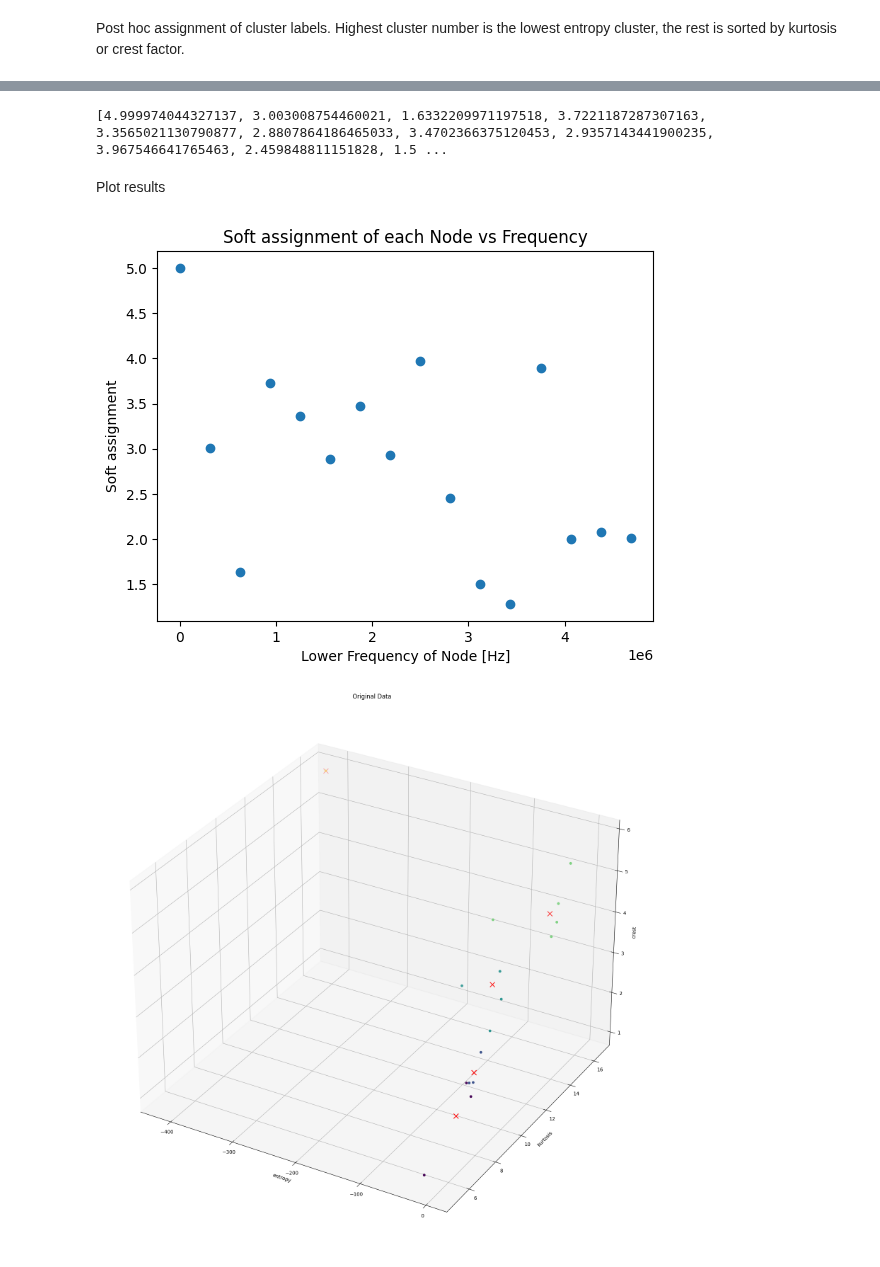
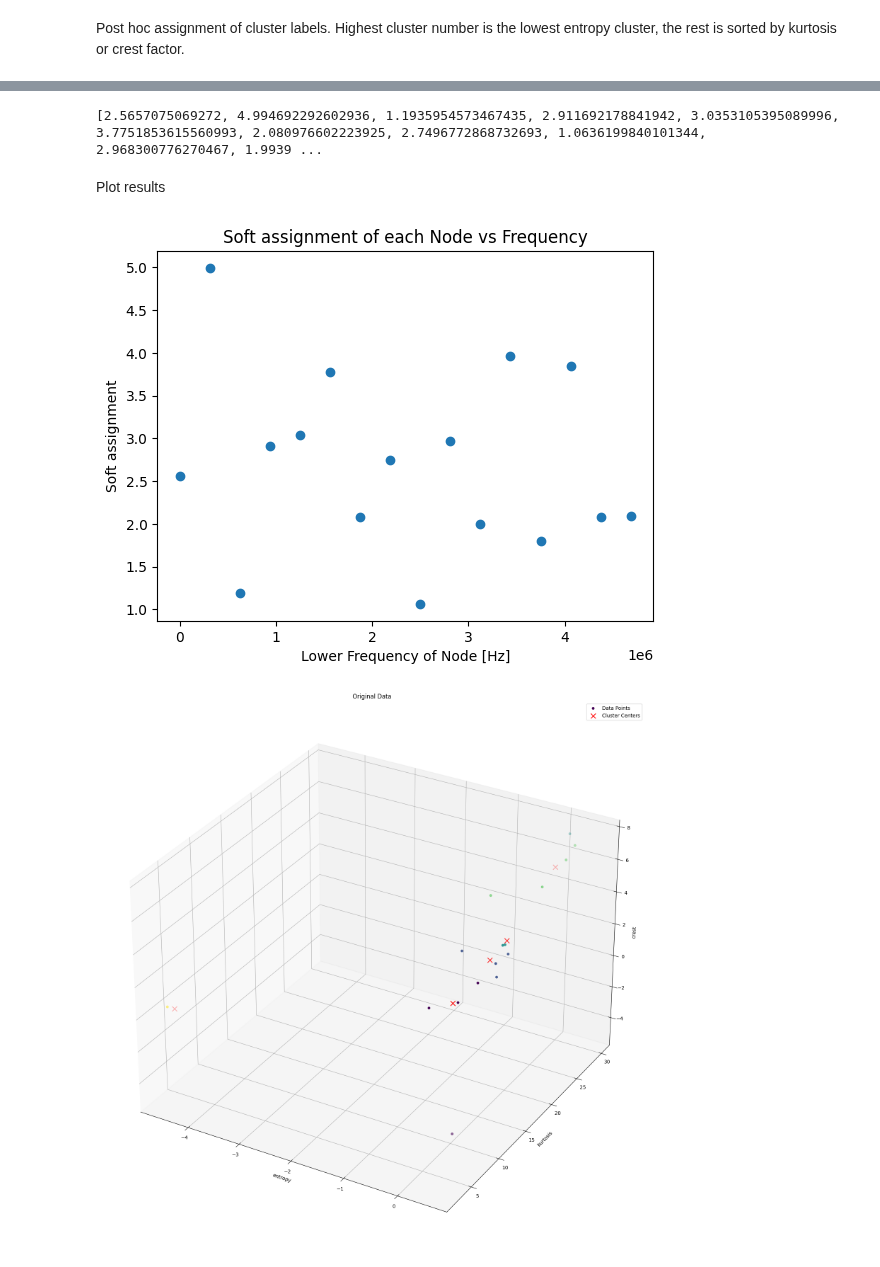
Before and after one commit to USonixGroup/wpt-cavitation, a Jupyter notebook: notebooks/fuzzy_c_means.ipynb, the cells around one changed output, grey strips where cells are left out. Saved outputs shown, nothing was run; the diff lists cells and outputs as text; code cells hidden in the pictures.

```diff
--- a/notebooks/fuzzy_c_means.ipynb
+++ b/notebooks/fuzzy_c_means.ipynb
@@ -209,7 +209,7 @@ for node in tr_ob.get_level(level=levels, order="freq"):
     node_data = node.data  # coefficients from transform
 
     # calculate inverse transform
-    inverse = inv.inv_dwpt(tr_ob)
+    inverse = inv.inv_dwpt(tr_ob, nodes=node)
     inverse_signal_length = len(inverse)
 
     # calculate fft of inverse
@@ -440,7 +440,7 @@ soft_assignments = [
 ]
 print(soft_assignments)
 # %% [output]
-[4.999974044327137, 3.003008754460021, 1.6332209971197518, 3.7221187287307163, 3.3565021130790877, 2.8807864186465033, 3.4702366375120453, 2.9357143441900235, 3.967546641765463, 2.459848811151828, 1.5 ...
+[2.5657075069272, 4.994692292602936, 1.1935954573467435, 2.911692178841942, 3.0353105395089996, 3.7751853615560993, 2.080976602223925, 2.7496772868732693, 1.0636199840101344, 2.968300776270467, 1.9939 ...
 # %% [markdown]
 Plot results
 # %%
@@ -451,41 +451,46 @@ plt.xlabel("Lower Frequency of Node [Hz]")
 plt.ylabel("Soft assignment")
 plt.show()
 # %% [output]
-[figure, old version]
+[figure, new version]
 # %%
-fig, ax = plt.subplots(1, figsize=(20, 20), subplot_kw={"projection": "3d"})
+import matplotlib.pyplot as plt
+
+fig = plt.figure(figsize=(20, 20))
+ax = fig.add_subplot(111, projection="3d")
 
 title = "Original Data"
-
-# plot subplots for PCA data and non-PCA data
-cmap = plt.cm.get_cmap("Set1")
 
 data_scatter = data_train.values.tolist()
 centers_scatter = centers
 labels_scatter = reassigned_labels
 color_map_labels = reassigned_labels
 
-ax.scatter(
+# Plot data points
+data_plot = ax.scatter(
     [point[0] for point in data_scatter],
     [point[1] for point in data_scatter],
     [point[2] for point in data_scatter],
-    # c=[cmap(label) for label in labels_scatter],
     c=color_map_labels
 )
-ax.scatter(
+
+# Plot cluster centers after data points
+center_plot = ax.scatter(
     centers_scatter[:, 0],
     centers_scatter[:, 1],
     centers_scatter[:, 2],
     c="red",
     marker="x",
     s=100,
 )
 
 ax.set_xlabel(data_train.columns[0])
 ax.set_ylabel(data_train.columns[1])
 ax.set_zlabel(data_train.columns[2])
 ax.set_title(title)
 
+# Make sure the cluster centers plot appears in front
+ax.legend([data_plot, center_plot], ["Data Points", "Cluster Centers"])
+
 plt.show()
 # %% [output]
-[figure, old version]
+[figure, new version]
```
Also changed, not shown: parts of 10 cells of this notebook, 1 other file.
